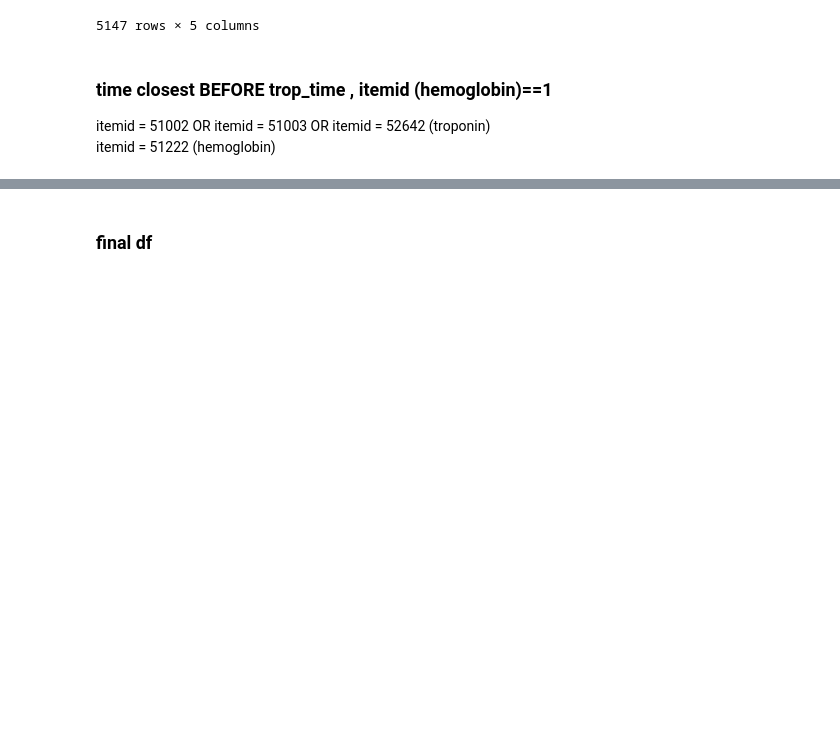
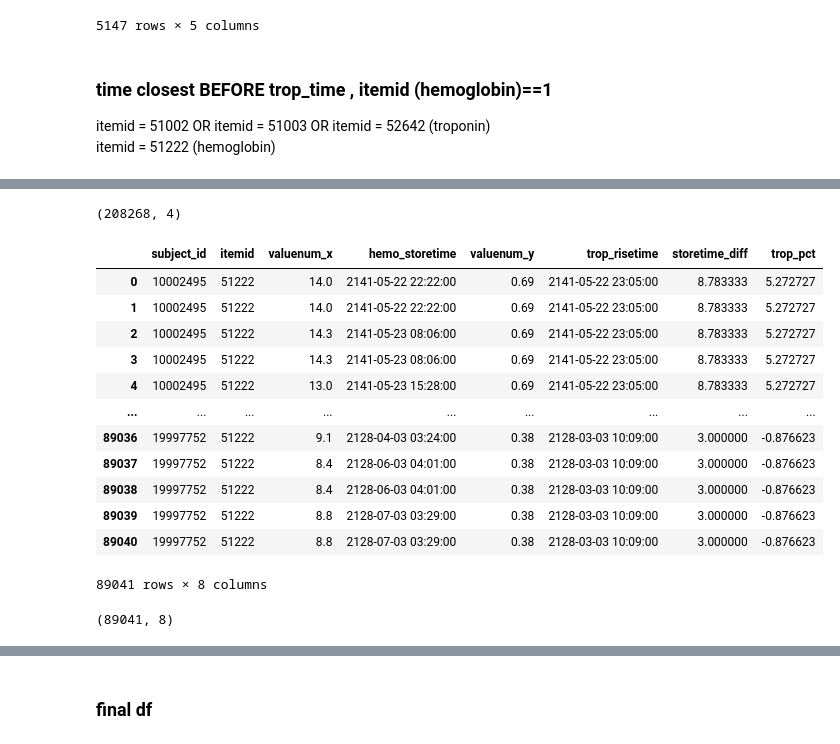
Before and after one commit to doscsy12/shade_22, a Jupyter notebook: datathon22_EDA_sy.ipynb, the cells around one changed output, grey strips where cells are left out. Cells and saved outputs as stored; diff of their text form; code cells hidden in the pictures; blank space fills up the shorter version.

```diff
--- a/datathon22_EDA_sy.ipynb
+++ b/datathon22_EDA_sy.ipynb
@@ -708,0 +699,3 @@ hemo_charttime_df.head(10)
+# %%
+tmp_hemo = df[(df['itemid']==51222) & (df['valuenum']>=7)].sort_values(by=['subject_id','storetime_dt'])[['subject_id','itemid','valuenum','storetime_dt']].rename(columns={'storetime_dt': 'hemo_storetime'})
+tmp_hemo.head(10)
@@ -708,0 +714,25 @@ hemo_charttime_df.head(10)
+# %%
+tmp_hemo.shape
+# %% [output]
+(208268, 4)
+# %%
+tmp_hemo = tmp_hemo.merge(trop_inc_starttime,on='subject_id',how='inner')
+tmp_hemo
+# %% [output]
+|  | subject_id | itemid | valuenum_x | hemo_storetime | valuenum_y | trop_risetime | storetime_diff | trop_pct |
+| 0 | 10002495 | 51222 | 14.0 | 2141-05-22 22:22:00 | 0.69 | 2141-05-22 23:05:00 | 8.783333 | 5.272727 |
+| 1 | 10002495 | 51222 | 14.0 | 2141-05-22 22:22:00 | 0.69 | 2141-05-22 23:05:00 | 8.783333 | 5.272727 |
+| 2 | 10002495 | 51222 | 14.3 | 2141-05-23 08:06:00 | 0.69 | 2141-05-22 23:05:00 | 8.783333 | 5.272727 |
+| 3 | 10002495 | 51222 | 14.3 | 2141-05-23 08:06:00 | 0.69 | 2141-05-22 23:05:00 | 8.783333 | 5.272727 |
+| 4 | 10002495 | 51222 | 13.0 | 2141-05-23 15:28:00 | 0.69 | 2141-05-22 23:05:00 | 8.783333 | 5.272727 |
+| ... | ... | ... | ... | ... | ... | ... | ... | ... |
+| 89036 | 19997752 | 51222 | 9.1 | 2128-04-03 03:24:00 | 0.38 | 2128-03-03 10:09:00 | 3.000000 | -0.876623 |
+| 89037 | 19997752 | 51222 | 8.4 | 2128-06-03 04:01:00 | 0.38 | 2128-03-03 10:09:00 | 3.000000 | -0.876623 |
+| 89038 | 19997752 | 51222 | 8.4 | 2128-06-03 04:01:00 | 0.38 | 2128-03-03 10:09:00 | 3.000000 | -0.876623 |
+| 89039 | 19997752 | 51222 | 8.8 | 2128-07-03 03:29:00 | 0.38 | 2128-03-03 10:09:00 | 3.000000 | -0.876623 |
+| 89040 | 19997752 | 51222 | 8.8 | 2128-07-03 03:29:00 | 0.38 | 2128-03-03 10:09:00 | 3.000000 | -0.876623 |
+89041 rows × 8 columns
+# %%
+tmp_hemo.shape
+# %% [output]
+(89041, 8)
```
Also changed, not shown: parts of 9 cells of this notebook.
